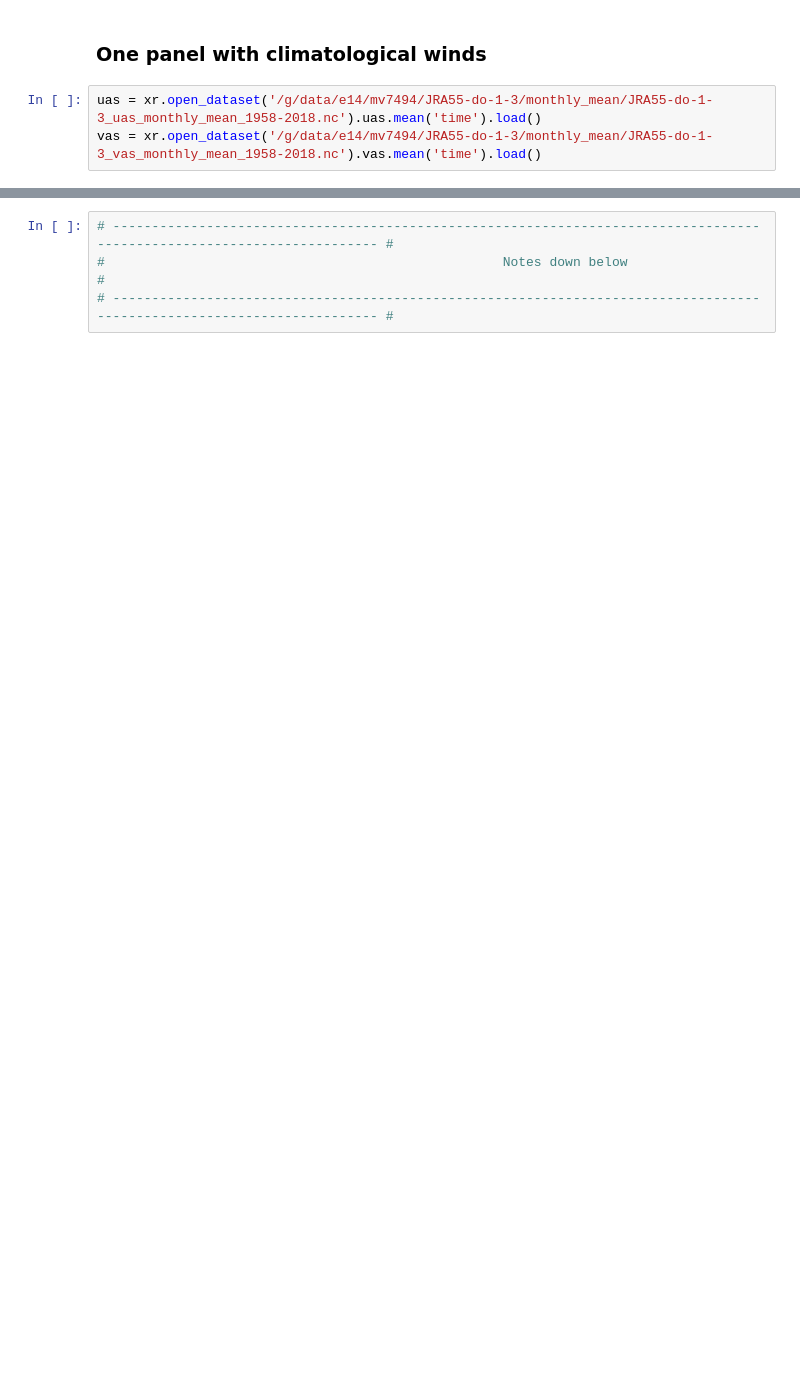
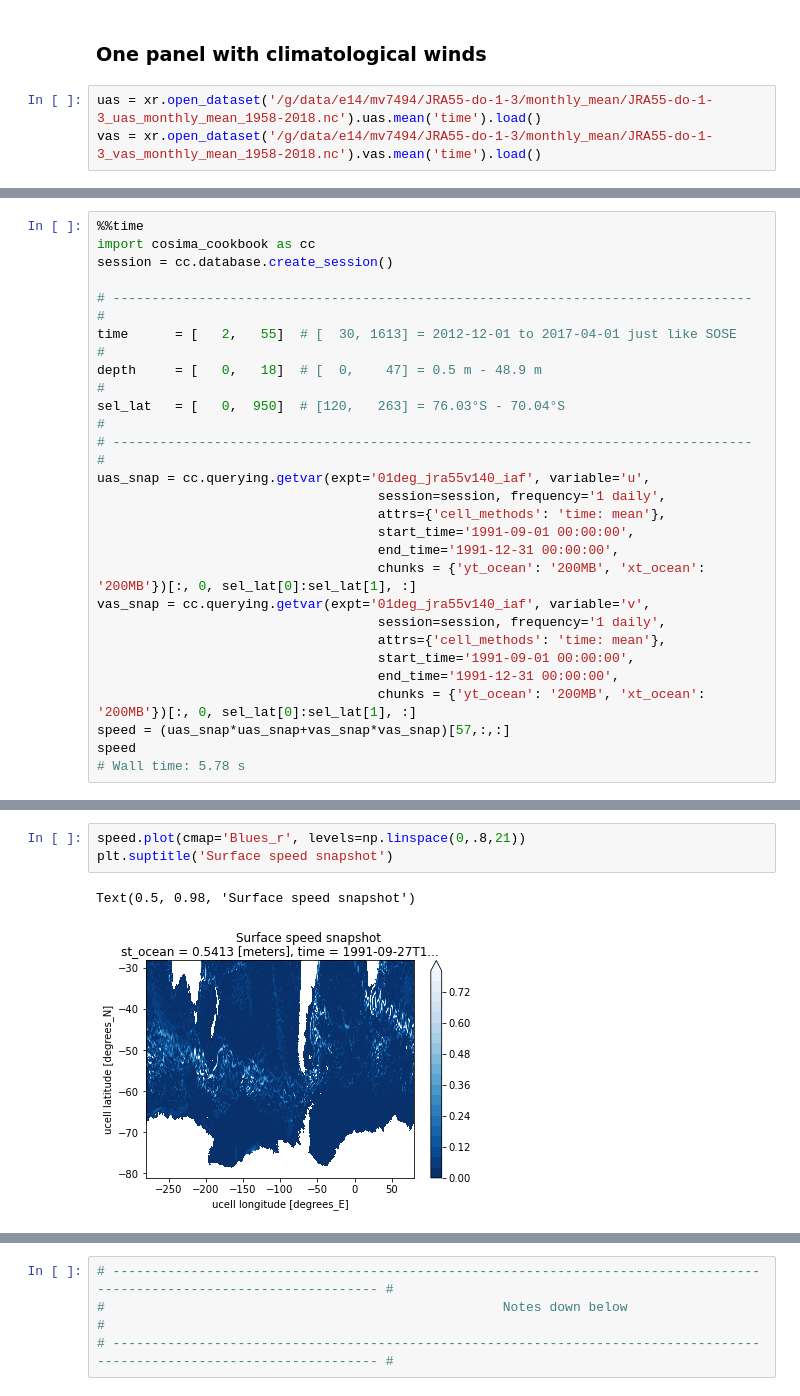
Before and after one commit to mauricehuguenin/ENSO-Antarctica_scripts, a Jupyter notebook: all_forcing_fields_ENFull_LNFull_spatial_maps.ipynb, the cells around one changed output, grey strips where cells are left out. Saved outputs shown, nothing was run; the diff lists cells and outputs as text; blank space fills up the shorter version.

```diff
--- a/all_forcing_fields_ENFull_LNFull_spatial_maps.ipynb
+++ b/all_forcing_fields_ENFull_LNFull_spatial_maps.ipynb
@@ -648,0 +464,25 @@ Wall time: 10.3 s
+# %%
+%%time
+import cosima_cookbook as cc
+session = cc.database.create_session()
+
+# ---------------------------------------------------------------------------------- #
+time      = [   2,   55]  # [  30, 1613] = 2012-12-01 to 2017-04-01 just like SOSE   #
+depth     = [   0,   18]  # [  0,    47] = 0.5 m - 48.9 m                            #
+sel_lat   = [   0,  950]  # [120,   263] = 76.03°S - 70.04°S                         #
+# ---------------------------------------------------------------------------------- #
+uas_snap = cc.querying.getvar(expt='01deg_jra55v140_iaf', variable='u',
+                                    session=session, frequency='1 daily',
+                                    attrs={'cell_methods': 'time: mean'},
+                                    start_time='1991-09-01 00:00:00',
+                                    end_time='1991-12-31 00:00:00',
+                                    chunks = {'yt_ocean': '200MB', 'xt_ocean': '200MB'})[:, 0, sel_lat[0]:sel_lat[1], :]
+vas_snap = cc.querying.getvar(expt='01deg_jra55v140_iaf', variable='v',
+                                    session=session, frequency='1 daily',
+                                    attrs={'cell_methods': 'time: mean'},
+                                    start_time='1991-09-01 00:00:00',
+                                    end_time='1991-12-31 00:00:00',
+                                    chunks = {'yt_ocean': '200MB', 'xt_ocean': '200MB'})[:, 0, sel_lat[0]:sel_lat[1], :]
+speed = (uas_snap*uas_snap+vas_snap*vas_snap)[57,:,:]
+speed
+# Wall time: 5.78 s
@@ -648,0 +517,6 @@ Wall time: 10.3 s
+# %%
+speed.plot(cmap='Blues_r', levels=np.linspace(0,.8,21))
+plt.suptitle('Surface speed snapshot')
+# %% [output]
+Text(0.5, 0.98, 'Surface speed snapshot')
+[figure, added]
```
Also changed, not shown: parts of 11 cells of this notebook.
